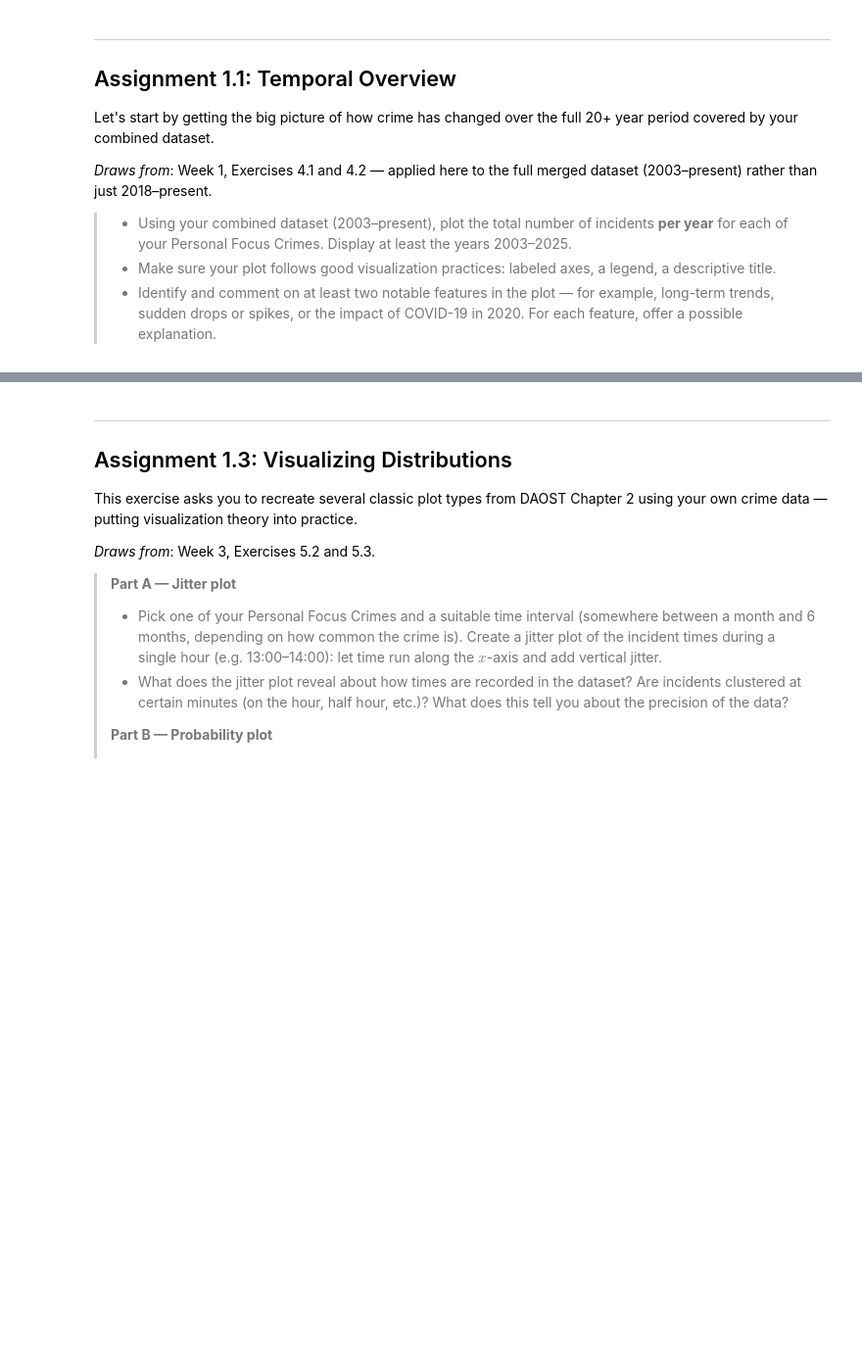
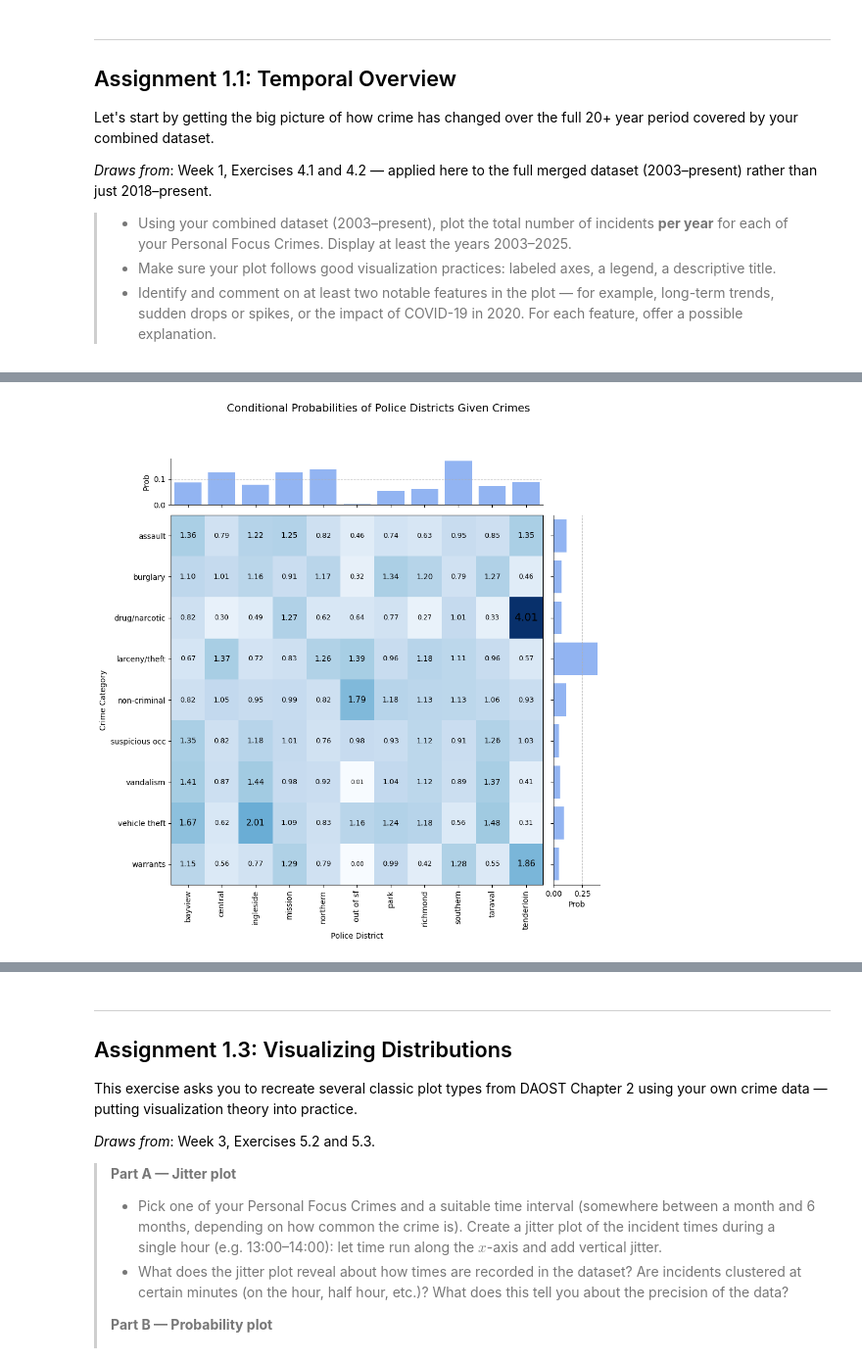
Before and after one commit to wkandersen/02806-socialdataanalysis, a Jupyter notebook: project1/Assignment1.ipynb, the cells around one changed output, grey strips where cells are left out. Shown at 98% size. Drawn from its saved outputs; the diff is of its cells as text; code cells hidden in the pictures; blank space fills up the shorter version.

Commit message:
add task 2 to main file

```diff
--- a/project1/Assignment1.ipynb
+++ b/project1/Assignment1.ipynb
@@ -35,7 +35,7 @@ Let's start by getting the big picture of how crime has changed over the full 20
 > * Identify and comment on at least two notable features in the plot — for example, long-term trends, sudden drops or spikes, or the impact of COVID-19 in 2020. For each feature, offer a possible explanation.
 # %%
 import pandas as pd
-df = pd.read_csv('./project1/merged_sfpd.csv')
+df = pd.read_csv('./merged_sfpd.csv')
 # %%
 personal_focus = [
     'larceny/theft',
@@ -66,0 +67,63 @@ Different parts of the city have very different crime patterns. Here we quantify
+# %%
+prob_crime_district = df_pf.groupby('police_district')['incident_category'].value_counts(normalize=True).unstack().fillna(0)
+prob_crime = df_pf['incident_category'].value_counts(normalize=True)
+
+districts = sorted(df_pf['police_district'].dropna().unique().tolist())
+crimes = sorted(df_pf['incident_category'].dropna().unique().tolist())
+
+cond_probs = {crime: (prob_crime_district[crime] / prob_crime[crime]).to_dict() for crime in crimes}
+# %%
+import matplotlib.pyplot as plt
+from matplotlib.gridspec import GridSpec
+
+cond_probs = pd.DataFrame(cond_probs)
+
+# Calculate sums for marginal bar charts
+row_sums = df_pf['police_district'].value_counts(normalize=True).sort_index()
+col_sums = prob_crime.sort_index()
+
+# Create figure with subplots using GridSpec
+fig = plt.figure(figsize=(10, 10))
+gs = GridSpec(2, 2, width_ratios=[8, 1], height_ratios=[1, 8],
+              hspace=0.05, wspace=0.05)
+
+# Main heatmap
+ax_main = fig.add_subplot(gs[1, 0])
+im = ax_main.imshow(cond_probs.T, cmap='Blues', aspect='auto')
+ax_main.set_xticks(range(len(districts)))
+ax_main.set_xticklabels(districts, rotation=90)
+ax_main.set_yticks(range(len(crimes)))
+ax_main.set_yticklabels(crimes)
+ax_main.set_xlabel('Police District')
+ax_main.set_ylabel('Crime Category')
+
+# Text annotations
+for i in range(cond_probs.shape[0]):
+    for j in range(cond_probs.shape[1]):
+        val = cond_probs.iloc[i, j]
+        ax_main.text(i, j, f"{val:.2f}", ha='center', va='center',
+                    color='black', fontsize=8+(1.5*val))
+
+# Column Sums
+ax_top = fig.add_subplot(gs[0, 0], sharex=ax_main)
+ax_top.bar(range(len(districts)), row_sums, color='cornflowerblue', alpha=0.7)
+ax_top.set_ylabel('Prob')
+ax_top.tick_params(labelbottom=False)
+ax_top.spines['top'].set_visible(False)
+ax_top.spines['right'].set_visible(False)
+ax_top.grid(axis='y', linestyle='--', alpha=0.7)
+
+# Row Sums
+ax_right = fig.add_subplot(gs[1, 1], sharey=ax_main)
+ax_right.barh(range(len(crimes)), col_sums, color='cornflowerblue', alpha=0.7)
+ax_right.set_xlabel('Prob')
+ax_right.tick_params(labelleft=False)
+ax_right.spines['top'].set_visible(False)
+ax_right.spines['right'].set_visible(False)
+ax_right.grid(axis='x', linestyle='--', alpha=0.7)
+
+fig.suptitle('Conditional Probabilities of Police Districts Given Crimes', fontsize=14, y=0.98)
+
+plt.show()
+# %% [output]
+[figure, added]
```
Also changed, not shown: parts of 3 cells of this notebook, 1 other file.
